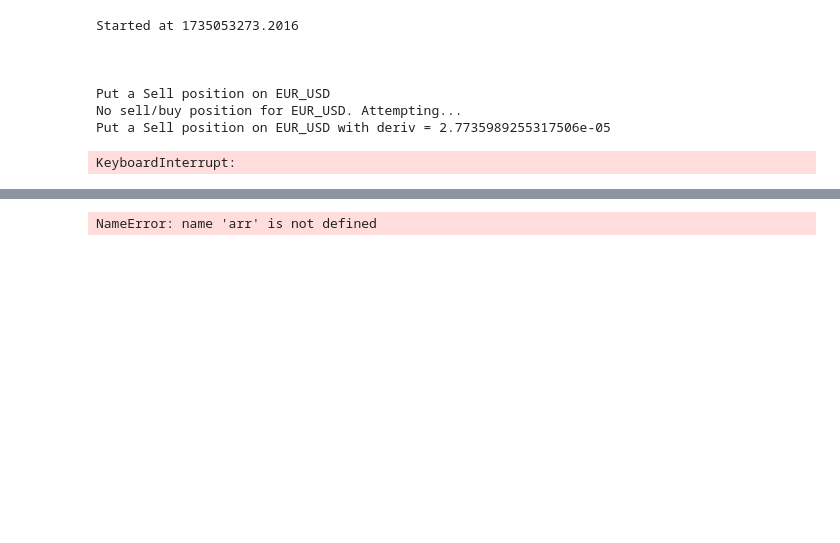
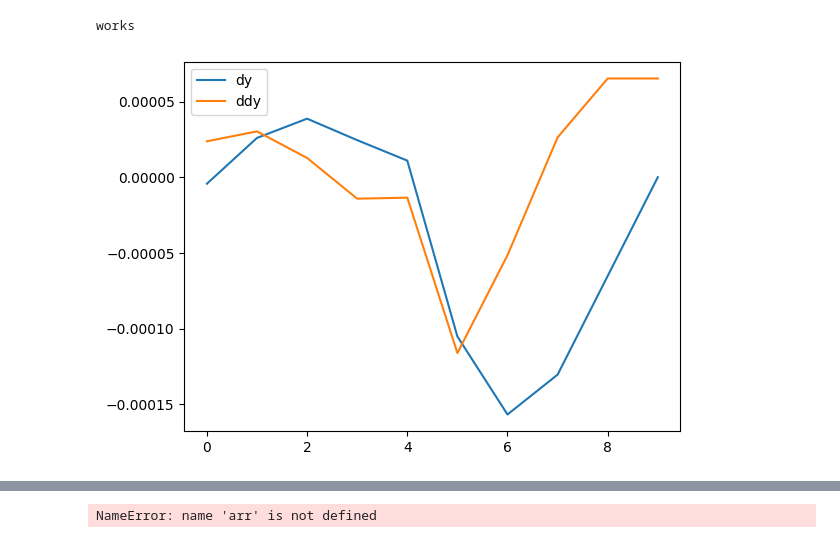
Before and after one commit to Excaliabure/Financialbetting, a Jupyter notebook: Forex/oanda/draft.ipynb, the cells around one changed output, grey strips where cells are left out. Cells and saved outputs as stored; diff of their text form; code cells hidden in the pictures; blank space fills up the shorter version.

```diff
--- a/Forex/oanda/draft.ipynb
+++ b/Forex/oanda/draft.ipynb
@@ -32,27 +38,21 @@ Started at 1735053273.1828
 # %%
 
-env.log_info(log_off=True)
-start_time, settings = start(log_off=True)
-print("\n")
+# env.log_info(log_off=True)
+# start_time, settings = start(log_off=True)
+# print("\n")
 
 ##### Start of Logic #####
 
-
-y,dy,ddy = algo_deriv(env,settings,start_time)
-
-
+# plt.plot(dy[-10:], label="dy")
+# plt.plot(ddy[-10:], label="ddy")
+# legend()
 
 # update the pair
 ##### End of Logic #####
 
 # env.close_all()
 # end(start_time, log_off=True)
+# if abs(ddy[-1]) > (0 + abs(ddy.max()) * 0.2):
 # %% [output]
-Started at 1735053273.2016
-
-
-
-Put a Sell position on EUR_USD
-No sell/buy position for EUR_USD. Attempting...
-Put a Sell position on EUR_USD with deriv = 2.7735989255317506e-05
+works
-KeyboardInterrupt:
+[figure, added]
```
Also changed, not shown: parts of 3 cells of this notebook, 1 other file.
